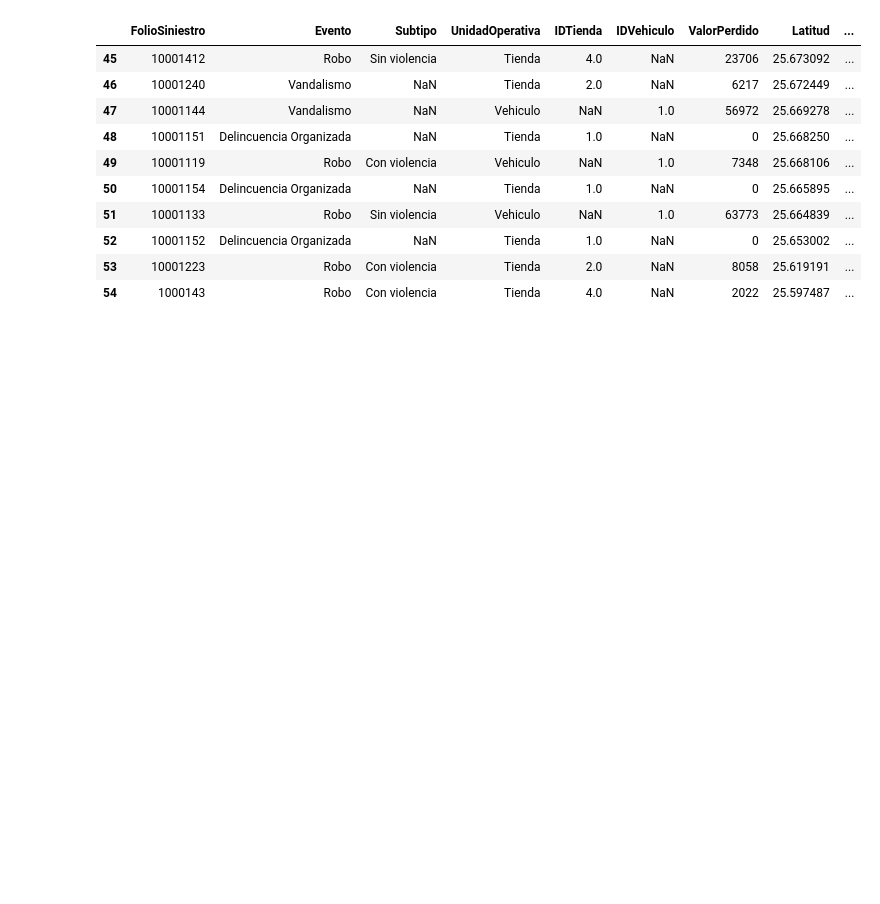
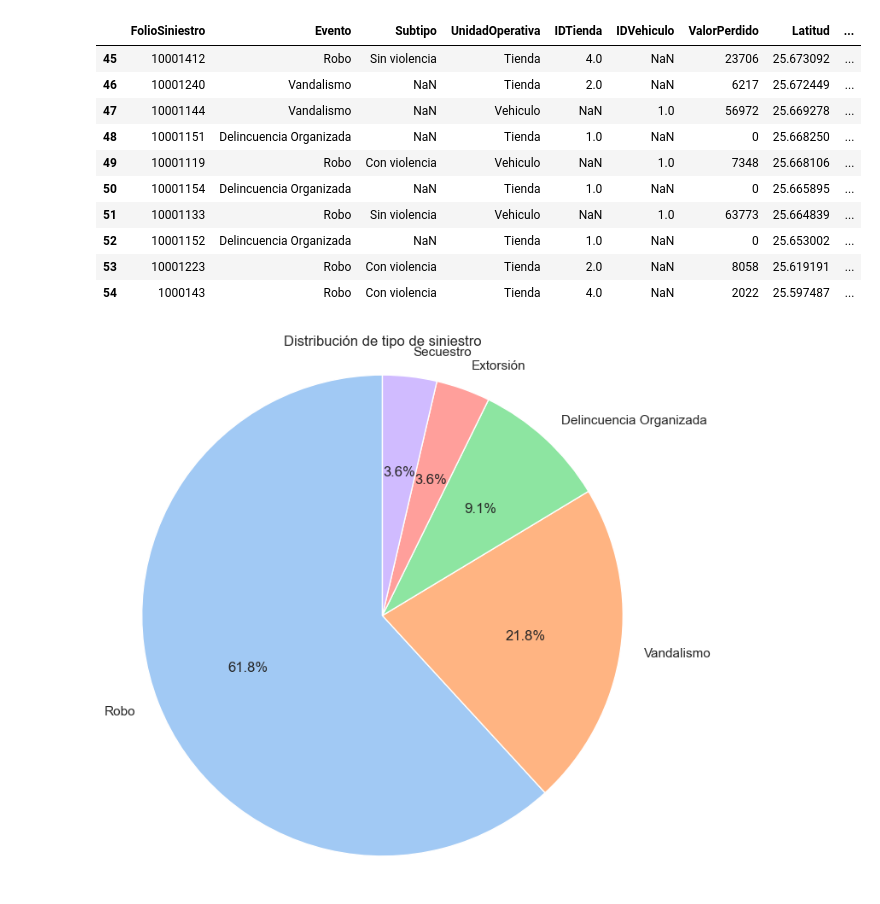
Before and after one commit to mirelesde/route-evaluation-armur, a Jupyter notebook: prueba.ipynb, the cells around one changed output. Cells and saved outputs as stored; diff of their text form; code cells hidden in the pictures; blank space fills up the shorter version.

Commit message:
visualizando siniestros

```diff
--- a/prueba.ipynb
+++ b/prueba.ipynb
@@ -215,3 +218,21 @@ siniestros_df.tail(10)
 | 52 | 10001152 | Delincuencia Organizada | NaN | Tienda | 1.0 | NaN | 0 | 25.653002 | ... |
 | 53 | 10001223 | Robo | Con violencia | Tienda | 2.0 | NaN | 8058 | 25.619191 | ... |
 | 54 | 1000143 | Robo | Con violencia | Tienda | 4.0 | NaN | 2022 | 25.597487 | ... |
+# %%
+
+
+# Apply Seaborn theme to Matplotlib plots
+sns.set_theme()
+
+# Assuming 'TipoSiniestro' is the column that contains the siniestro types
+# Count the occurrences of each type
+siniestro_counts = siniestros_df['Evento'].value_counts()
+
+# Plot the pie chart
+plt.figure(figsize=(8, 8))  # Optional: Set the figure size
+plt.pie(siniestro_counts, labels=siniestro_counts.index, autopct='%1.1f%%', startangle=90, colors=sns.color_palette("pastel"))
+plt.title('Distribución de tipo de siniestro')
+plt.axis('equal')  # Equal aspect ratio ensures the pie is drawn as a circle
+plt.show()
+# %% [output]
+[figure, added]
```
Also changed, not shown: parts of 6 cells of this notebook, 1 other file.
